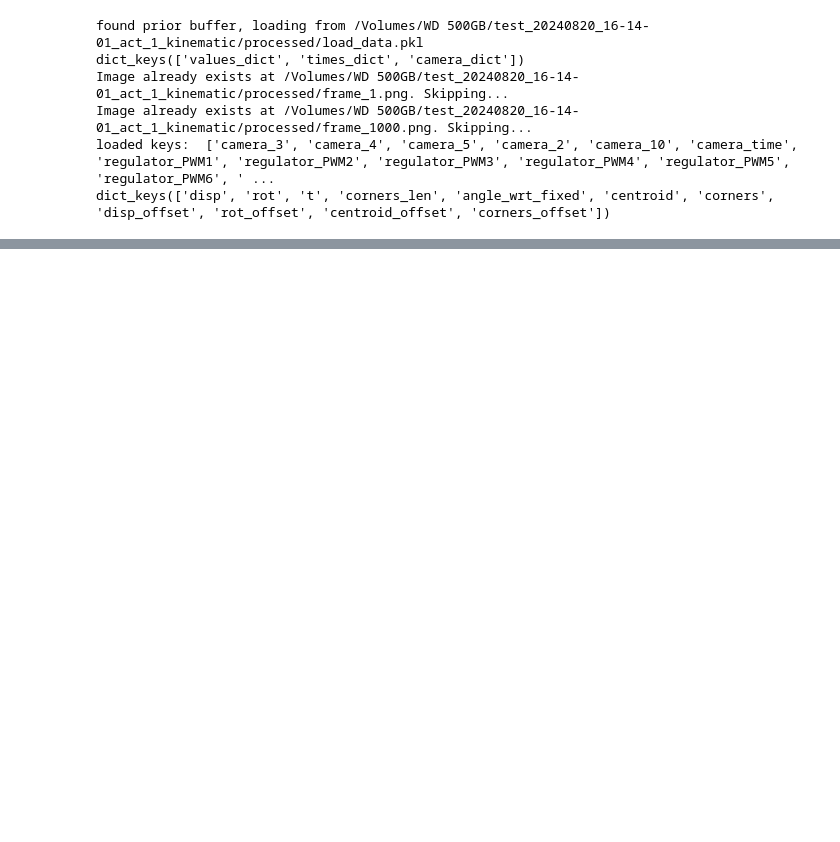
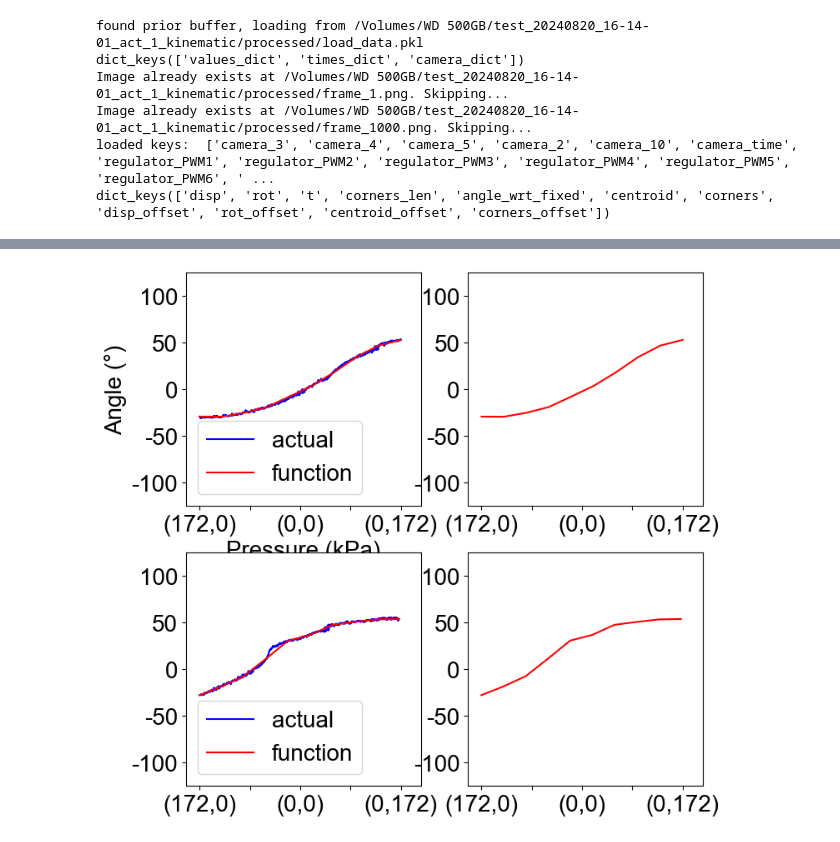
Before and after one commit to eugeneng04/bml, a Jupyter notebook: simulator/conversion.ipynb, the cells around one changed output, grey strips where cells are left out. Drawn from its saved outputs; the diff is of its cells as text; code cells hidden in the pictures; blank space fills up the shorter version.

Commit message:
added function extrapolation

```diff
--- a/simulator/conversion.ipynb
+++ b/simulator/conversion.ipynb
@@ -291,0 +293,40 @@ xc: 4.801386620768036, yc: -7.485893717341803
+# %%
+def interp(x_vals, y_vals):
+    return scipy.interpolate.interp1d(x_vals, y_vals, fill_value = "extrapolate", kind = "cubic")
+# %%
+
+fig, axs = plt.subplots(2, 2, figsize = (8, 8))
+top_x = camera_data_dict['t_cycle_top'][tag_of_desired][start_idx:end_idx][np.where(camera_data_dict['t_cycle_top'][tag_of_desired][start_idx:end_idx] != -1)]
+top_func = interp(top_x, top_y)
+x = np.linspace(min(top_x), max(top_x), 10)
+axs[0][0].plot(top_x, top_y, color = "blue", label = "actual") #plotting angle vs time
+axs[0][0].plot(x, top_func(x), color = "red", label = "function")
+axs[0][1].plot(x, top_func(x), color = "red", label = "function")
+axs[0][0].legend()
+
+bot_x = camera_data_dict['t_cycle_bot'][tag_of_desired][start_idx:end_idx][np.where(camera_data_dict['t_cycle_bot'][tag_of_desired][start_idx:end_idx] != -1)]
+bot_func = interp(bot_x, bot_y)
+x = np.linspace(min(bot_x), max(bot_x), 10)
+axs[1][0].plot(bot_x, bot_y, color="blue", label = "actual")
+axs[1][0].plot(x, bot_func(x), color = "red", label = "function")
+axs[1][1].plot(x, bot_func(x), color = "red", label = "function")
+axs[1][0].legend()
+
+for i, ax in enumerate(axs.flatten()):
+    ax.set_ylim(-125, 125)
+    ax.set_yticks([-100, -50, 0, 50, 100])
+    ax.set_yticklabels(['-100', '-50','0',  '50','100'])
+    ax.set_xlim(-10, np.max(camera_data_dict['t_cycle'][tag_of_desired][start_idx:end_idx])*1.1)
+    #map tmime to pressure
+    ax.set_xticks([map_range(tmp, -25, 25,
+                            np.min(camera_data_dict['t_cycle'][tag_of_desired][start_idx:end_idx]),
+                            np.max(camera_data_dict['t_cycle'][tag_of_desired][start_idx:end_idx])) for tmp in [-25, -12.5, 0, 12.5, 25]])
+    ax.set_xticklabels(['(172,0)', '', '(0,0)', '', '(0,172)'])
+
+    #ax.set_title(f'{psi[i]} kPa', fontsize='24')
+    #ax.text(0.03, 0.97,f'Middle = {psi[i]} psi', transform=ax.transAxes, verticalalignment='top',  bbox=dict(facecolor='white', edgecolor='none', alpha=0.5))
+    if i == 0:
+        ax.set_ylabel('Angle (°)', )
+        ax.set_xlabel('Pressure (kPa)', )
+# %% [output]
+[figure, added]
```
Also changed, not shown: parts of 2 cells of this notebook.
